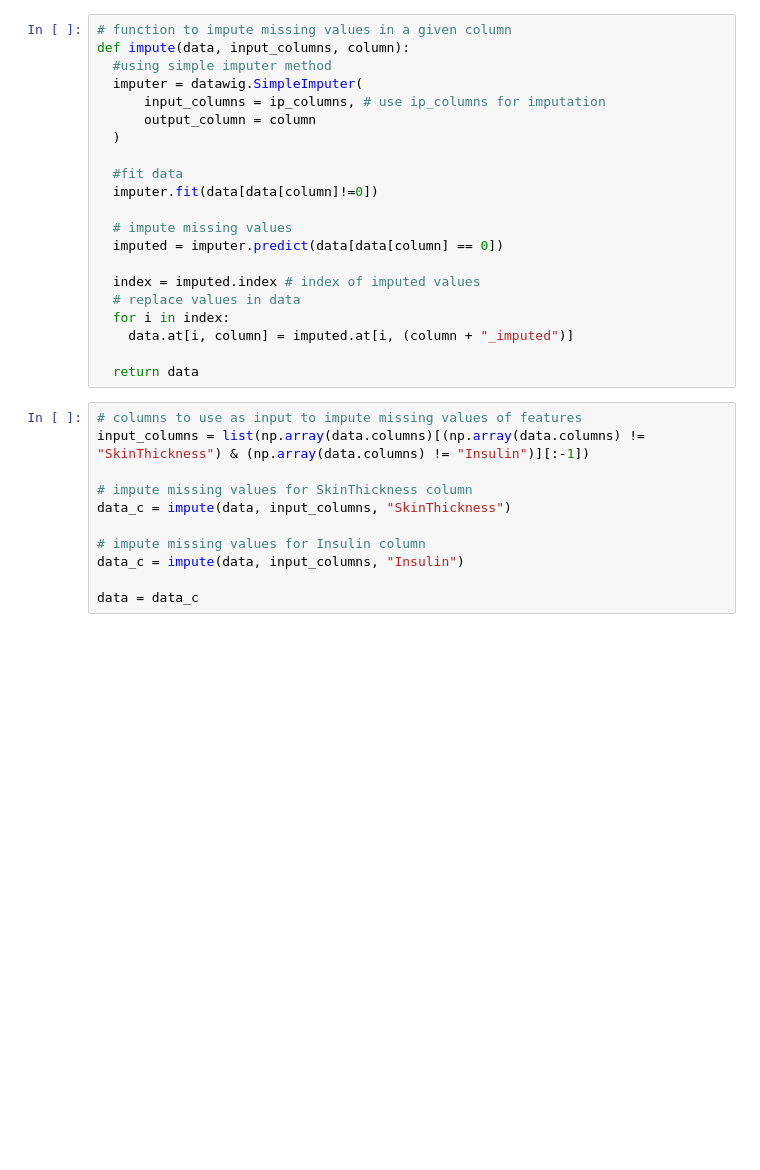
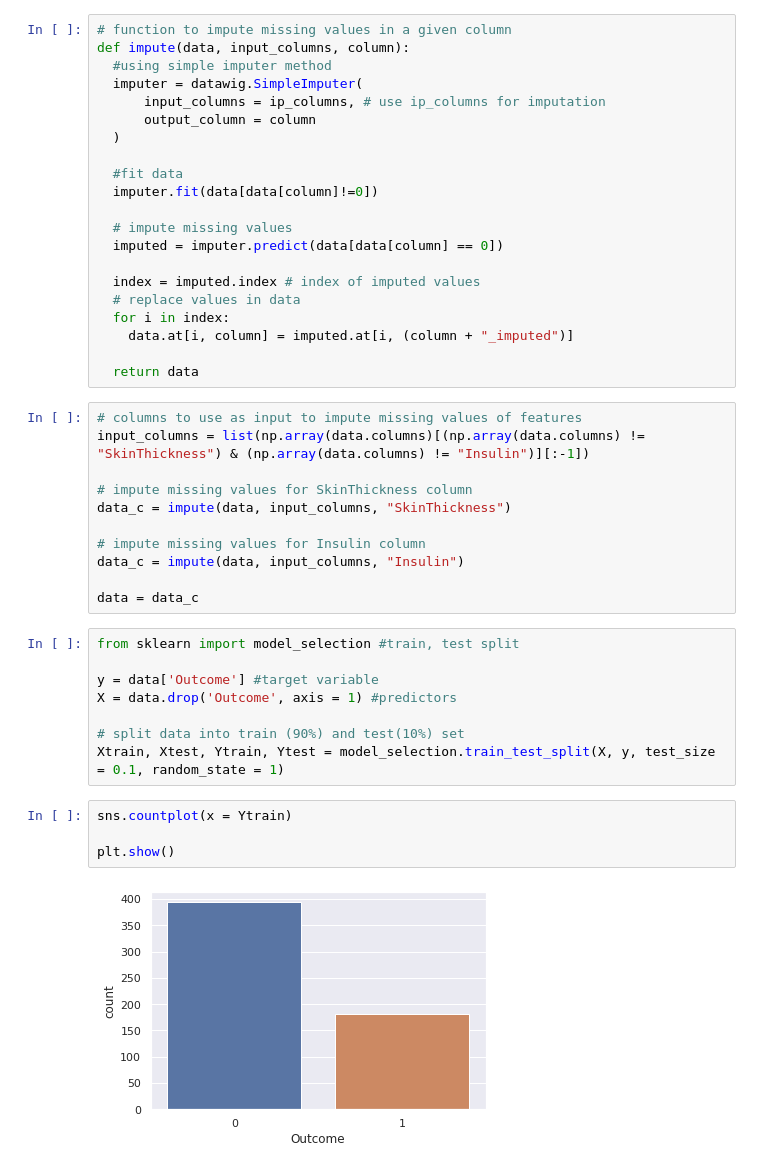
Before and after one commit to guptaShourya/DiabetesDetection, a Jupyter notebook: DiabetesDetection.ipynb, the cells around one changed output. Saved outputs shown, nothing was run; the diff lists cells and outputs as text; blank space fills up the shorter version.

```diff
--- a/DiabetesDetection.ipynb
+++ b/DiabetesDetection.ipynb
@@ -142,3 +142,17 @@ data_c = impute(data, input_columns, "SkinThickness")
 data_c = impute(data, input_columns, "Insulin")
 
 data = data_c
+# %%
+from sklearn import model_selection #train, test split
+
+y = data['Outcome'] #target variable
+X = data.drop('Outcome', axis = 1) #predictors
+
+# split data into train (90%) and test(10%) set
+Xtrain, Xtest, Ytrain, Ytest = model_selection.train_test_split(X, y, test_size = 0.1, random_state = 1)
+# %%
+sns.countplot(x = Ytrain)
+
+plt.show()
+# %% [output]
+[figure, added]
```
Also changed, not shown: parts of 3 cells of this notebook.
